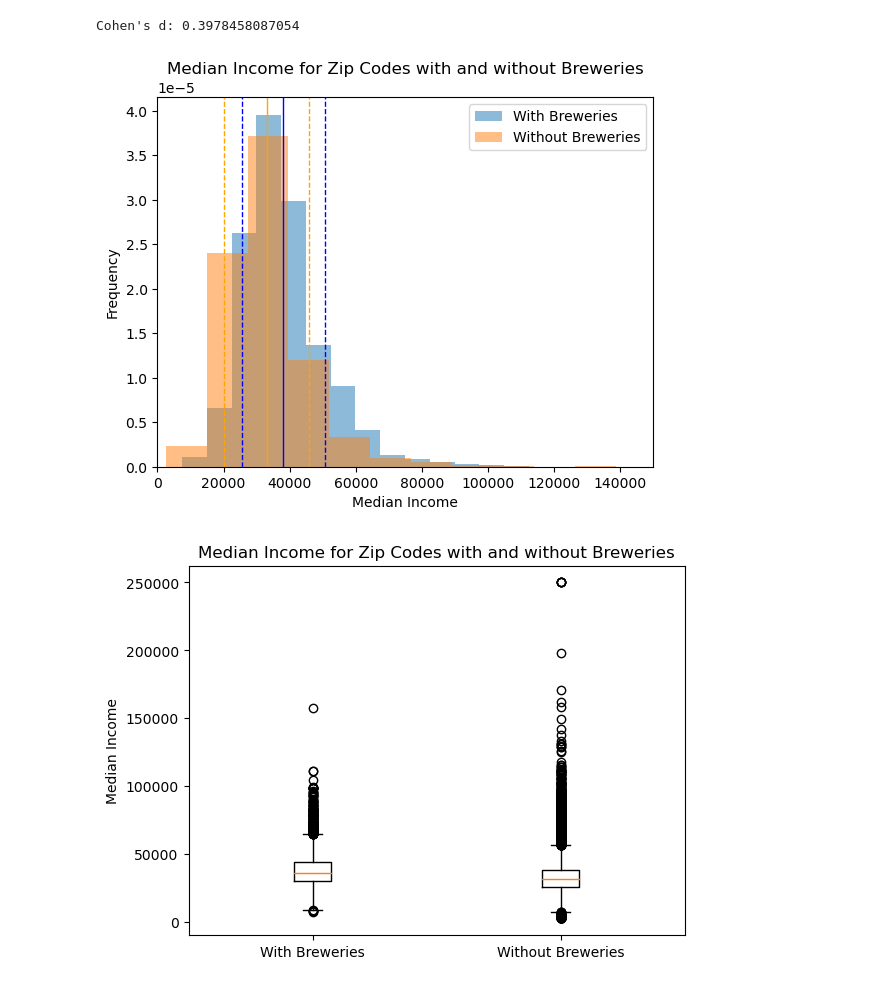
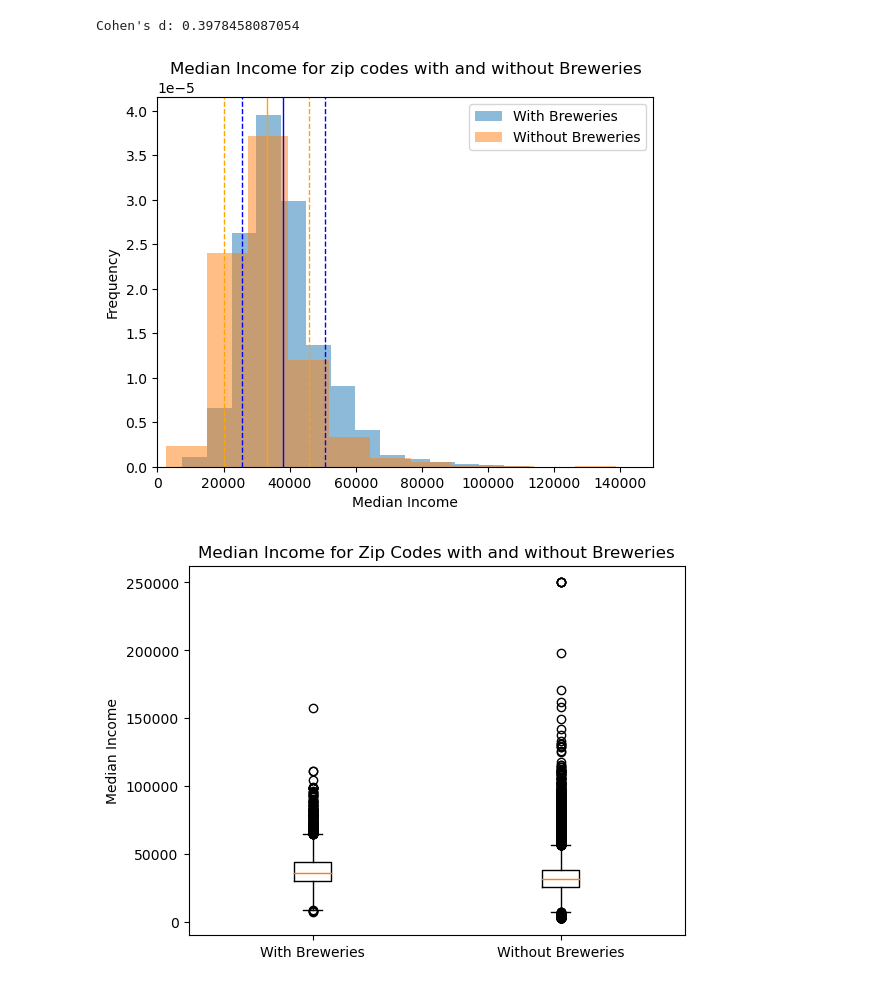
Before and after one commit to rpatel9877/project1, a Jupyter notebook: starter_folders/vicky_lasota/vicky_lasota.ipynb, the cells around one changed output. Saved outputs shown, nothing was run; the diff lists cells and outputs as text; code cells hidden in the pictures.

```diff
--- a/starter_folders/vicky_lasota/vicky_lasota.ipynb
+++ b/starter_folders/vicky_lasota/vicky_lasota.ipynb
@@ -333,24 +333,24 @@ Cohen's d: 0.3978458087054
 # %%
  # plot a histogram showing the data comparing the two populations using small markers
 plt.hist(zip_breweries_micro['Median Income 12 mths '], alpha=0.5, label='With Breweries', bins=20, density=True)
 plt.hist(no_brew_zip['Median Income'], alpha=0.5, label='Without Breweries', bins=20, density=True)
 plt.axvline(zip_breweries_micro['Median Income 12 mths '].mean(), color='blue', linestyle='solid', linewidth=1)
 plt.axvline(no_brew_zip['Median Income'].mean(), color='orange', linestyle='solid', linewidth=1)
 plt.axvline(zip_breweries_micro['Median Income 12 mths '].mean() + zip_breweries_micro['Median Income 12 mths '].std(), color='blue', linestyle='dashed', linewidth=1)
 plt.axvline(no_brew_zip['Median Income'].mean() + no_brew_zip['Median Income'].std(), color='orange', linestyle='dashed', linewidth=1)
 plt.axvline(zip_breweries_micro['Median Income 12 mths '].mean() - zip_breweries_micro['Median Income 12 mths '].std(), color='blue', linestyle='dashed', linewidth=1)
 plt.axvline(no_brew_zip['Median Income'].mean() - no_brew_zip['Median Income'].std(), color='orange', linestyle='dashed', linewidth=1)
-plt.title('Median Income for Zip Codes with and without Breweries')
+plt.title('Median Income for zip codes with and without Breweries')
 plt.xlabel('Median Income')
 plt.ylabel('Frequency')
 
 #limit x axis to 0 to 150000
 plt.xlim(0, 150000)
 
 plt.legend()
 plt.show()
 # %% [output]
-[figure, old version]
+[figure, new version]
 # %%
 #plot boxplot to show the data comparing the two populations
 plt.boxplot([zip_breweries_micro['Median Income 12 mths '], no_brew_zip['Median Income']], labels=['With Breweries', 'Without Breweries'])
```
Also changed, not shown: parts of 2 cells of this notebook.
